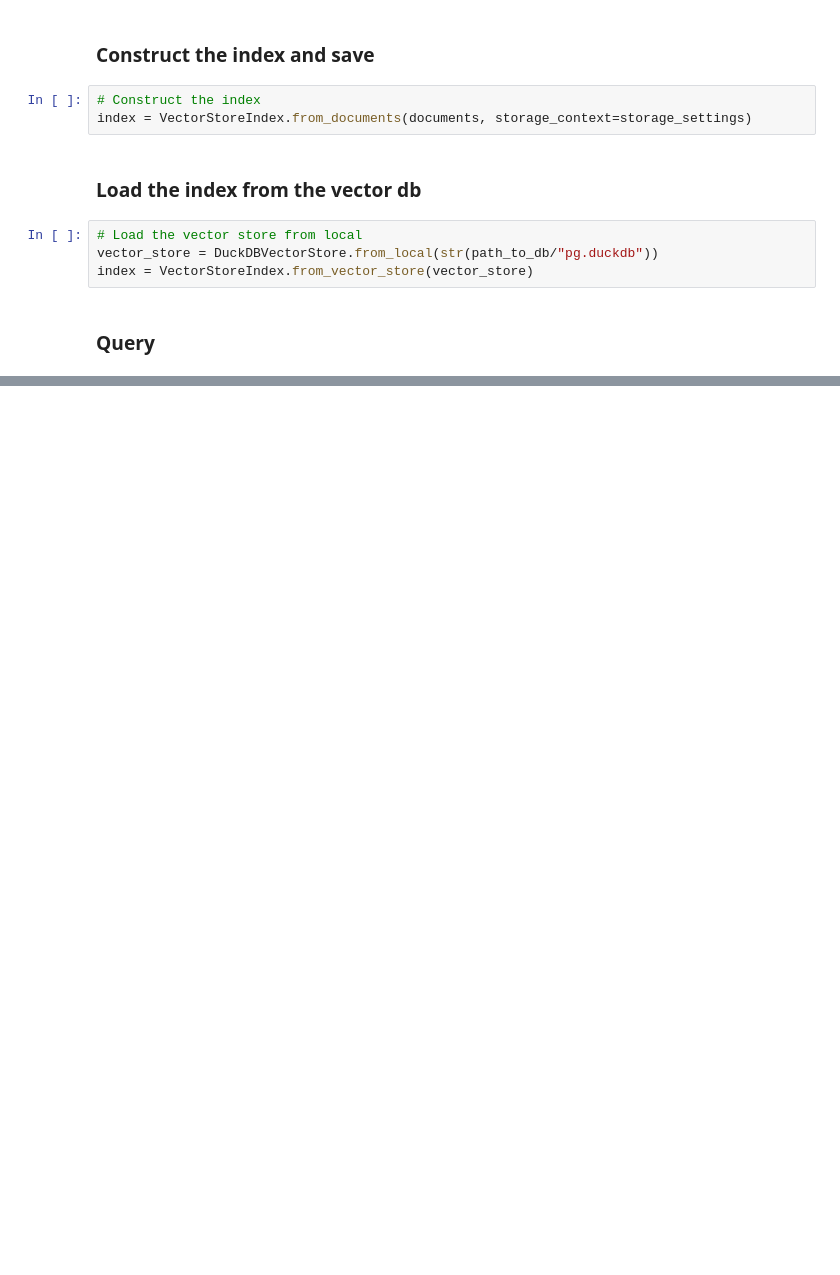
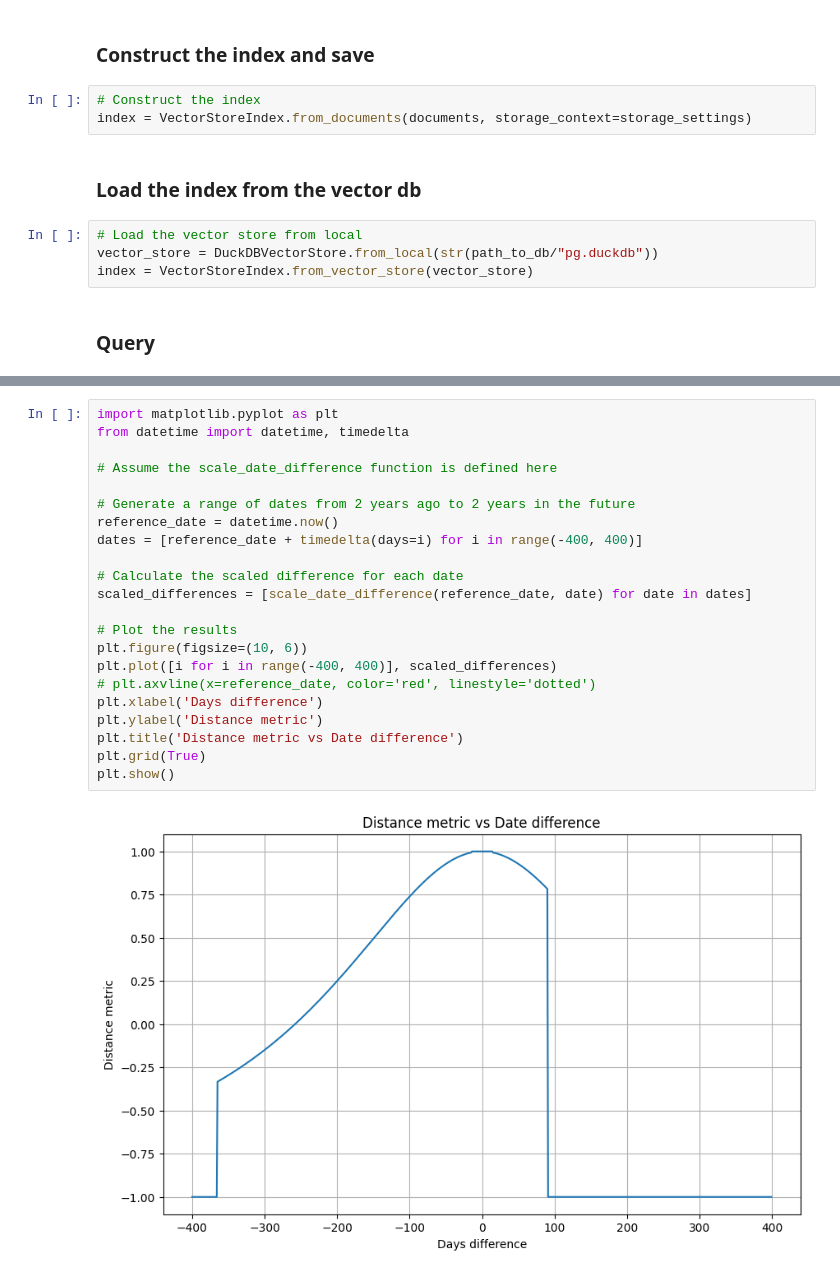
Before and after one commit to lukas-al/dissertation_rag, a Jupyter notebook: notebooks/extract_dev.ipynb, the cells around one changed output, grey strips where cells are left out. Cells and saved outputs as stored; diff of their text form; blank space fills up the shorter version.

```diff
--- a/notebooks/extract_dev.ipynb
+++ b/notebooks/extract_dev.ipynb
@@ -202,0 +463,24 @@ print(results[0].metadata)
+# %%
+import matplotlib.pyplot as plt
+from datetime import datetime, timedelta
+
+# Assume the scale_date_difference function is defined here
+
+# Generate a range of dates from 2 years ago to 2 years in the future
+reference_date = datetime.now()
+dates = [reference_date + timedelta(days=i) for i in range(-400, 400)]
+
+# Calculate the scaled difference for each date
+scaled_differences = [scale_date_difference(reference_date, date) for date in dates]
+
+# Plot the results
+plt.figure(figsize=(10, 6))
+plt.plot([i for i in range(-400, 400)], scaled_differences)
+# plt.axvline(x=reference_date, color='red', linestyle='dotted')
+plt.xlabel('Days difference')
+plt.ylabel('Distance metric')
+plt.title('Distance metric vs Date difference')
+plt.grid(True)
+plt.show()
+# %% [output]
+[figure, added]
```
Also changed, not shown: parts of 52 cells of this notebook, 19 other files.
